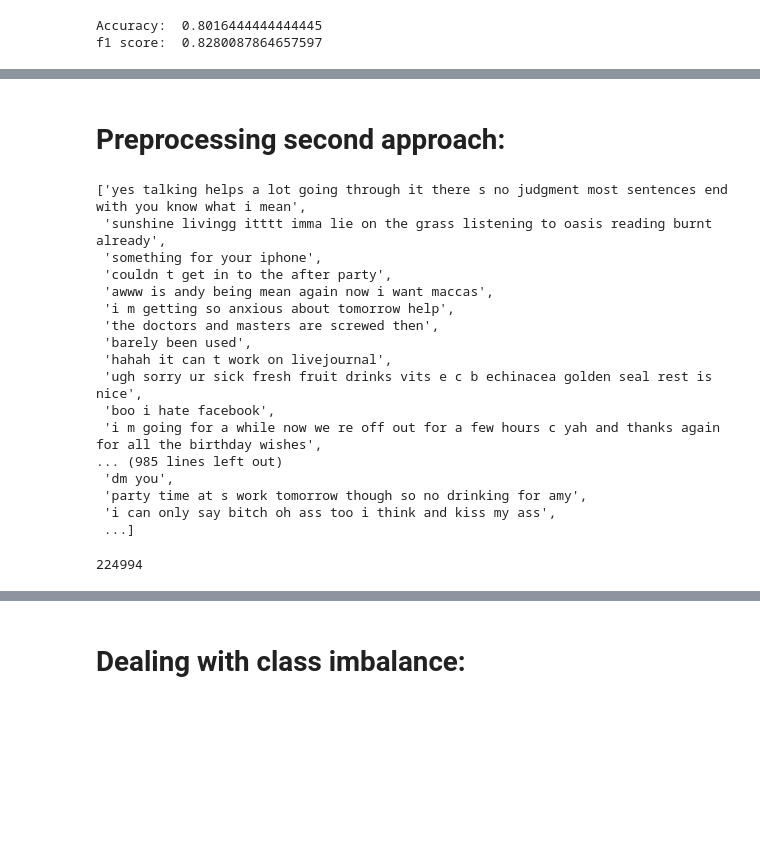
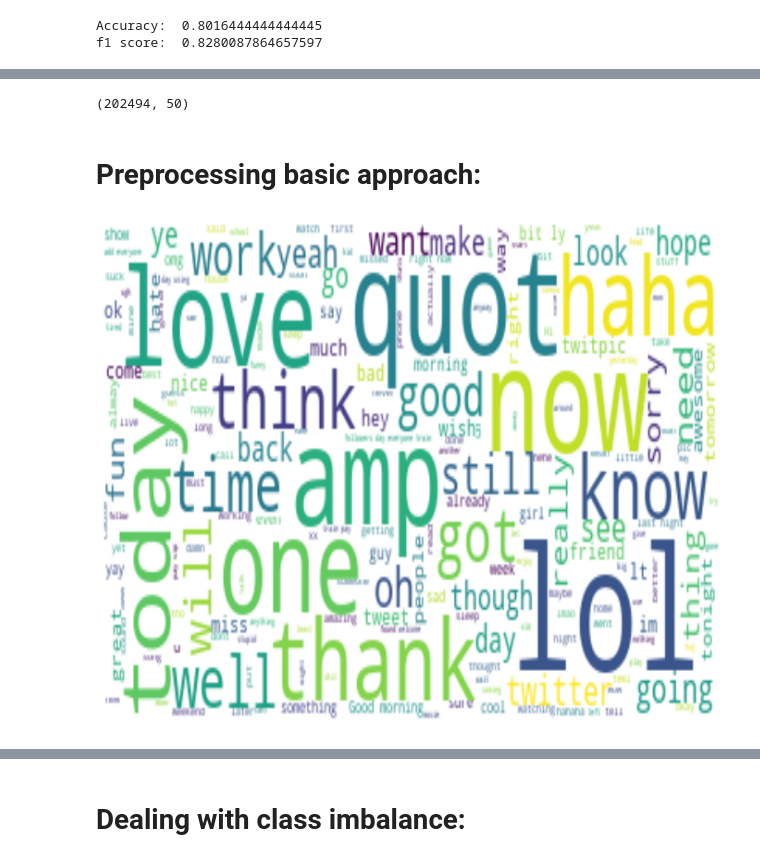
Before and after one commit to frank-lacriola/Twitter-Sentiment-Analysis, a Jupyter notebook: SA.ipynb, the cells around one changed output, grey strips where cells are left out. Drawn from its saved outputs; the diff is of its cells as text; code cells hidden in the pictures; blank space fills up the shorter version.

Commit message:
added soft preprocessing and SVM

```diff
--- a/SA.ipynb
+++ b/SA.ipynb
@@ -554,54 +838,6 @@ gs.fit(X, y)
+# %%
+X_train.shape
+# %% [output]
+(202494, 50)
 # %% [markdown]
-# Preprocessing second approach:
+# Preprocessing basic approach:
-# %%
-from nltk.tokenize import WordPunctTokenizer
-from bs4 import BeautifulSoup
-
-
-tok = WordPunctTokenizer()
-pat1 = r'@[A-Za-z0-9]+'
-pat2 = r'https?://[A-Za-z0-9./]+'
-combined_pat = r'|'.join((pat1, pat2))
-
-def tweet_cleaner(text):
-    soup = BeautifulSoup(text, 'lxml')
-    souped = soup.get_text()
-    stripped = re.sub(combined_pat, '', souped)
-    try:
-        clean = stripped.decode("utf-8-sig").replace(u"\ufffd", "?")
-    except:
-        clean = stripped
-    letters_only = re.sub("[^a-zA-Z]", " ", clean)
-    lower_case = letters_only.lower()
-    # During the letters_only process two lines above, it has created unnecessay white spaces,
-    # I will tokenize and join together to remove unneccessary white spaces
-    words = tok.tokenize(lower_case)
-    return (" ".join(words)).strip()
-
-
-testing = df.text
-result = []
-for t in testing:
-    result.append(tweet_cleaner(t))
-# %% [output]
-['yes talking helps a lot going through it there s no judgment most sentences end with you know what i mean',
- 'sunshine livingg itttt imma lie on the grass listening to oasis reading burnt already',
- 'something for your iphone',
- 'couldn t get in to the after party',
- 'awww is andy being mean again now i want maccas',
- 'i m getting so anxious about tomorrow help',
- 'the doctors and masters are screwed then',
- 'barely been used',
- 'hahah it can t work on livejournal',
- 'ugh sorry ur sick fresh fruit drinks vits e c b echinacea golden seal rest is nice',
- 'boo i hate facebook',
- 'i m going for a while now we re off out for a few hours c yah and thanks again for all the birthday wishes',
-... (985 lines left out)
- 'dm you',
- 'party time at s work tomorrow though so no drinking for amy',
- 'i can only say bitch oh ass too i think and kiss my ass',
- ...]
-# %%
-len(result)
-# %% [output]
-224994
@@ -607,0 +902,12 @@ len(result)
+# %%
+from wordcloud import WordCloud, STOPWORDS, ImageColorGenerator
+
+text = " ".join(tweet for tweet in df.text)
+
+wordcloud = WordCloud(stopwords=None, background_color='white').generate(text)
+plt.imshow(wordcloud, interpolation='bilinear', aspect='auto')
+plt.axis("off")
+plt.rcParams["figure.figsize"] = (12,10)
+plt.show()
+# %% [output]
+[figure, added]
```
Also changed, not shown: parts of 97 cells of this notebook.
